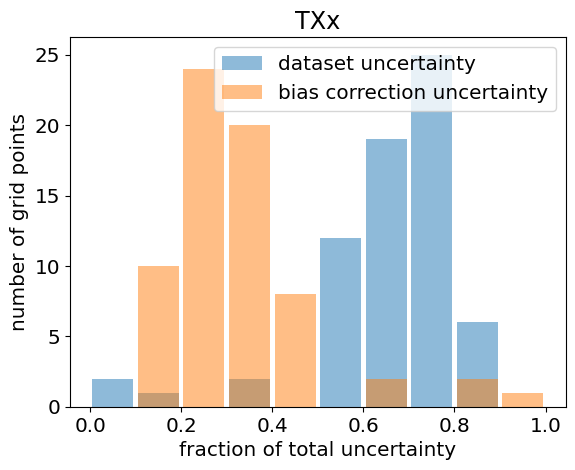
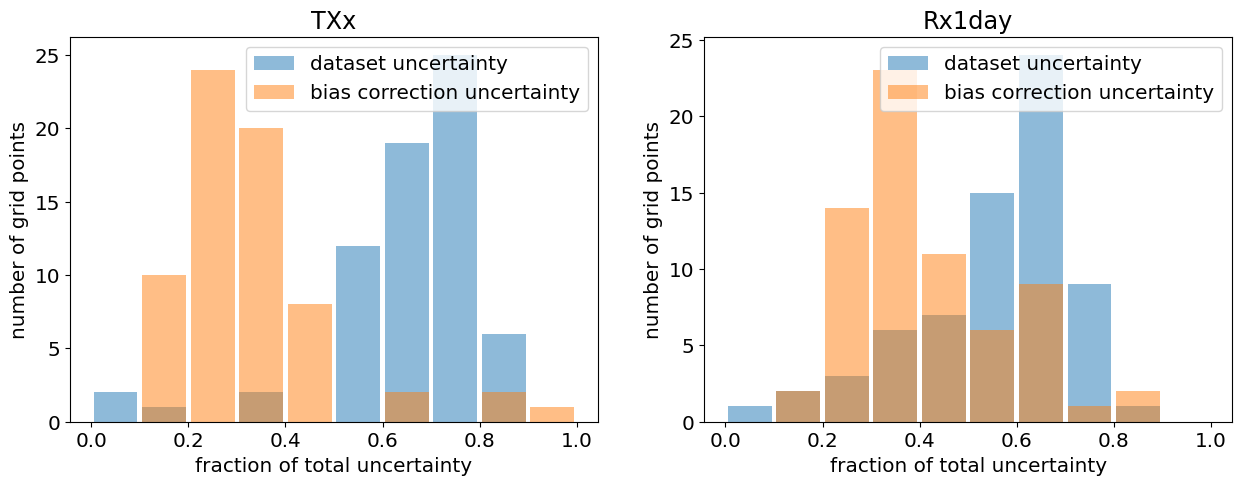
Unified diff of the notebook cell whose output changed from the first chart to the second:
--- before
+++ after
@@ -1,15 +1,21 @@
-m_frac_txx_array = m_frac_txx.values.flatten()
-m_frac_txx_array = m_frac_txx_array[~np.isnan(m_frac_txx_array)]
+fig = plt.figure(figsize=(15, 5))
+bins = np.arange(0, 1.01, 0.1)
 
-b_frac_txx_array = b_frac_txx.values.flatten()
-b_frac_txx_array = b_frac_txx_array[~np.isnan(b_frac_txx_array)]
+ax1 = fig.add_subplot(121)
+ax1.hist(m_frac_txx_array, bins=bins, density=False, rwidth=0.9, label='dataset uncertainty', color='tab:blue', alpha=0.5)
+ax1.hist(b_frac_txx_array, bins=bins, density=False, rwidth=0.9, label='bias correction uncertainty', color='tab:orange', alpha=0.5)
+ax1.set_xlabel('fraction of total uncertainty')
+ax1.set_ylabel('number of grid points')
+ax1.set_title('TXx')
+ax1.legend()
 
-bins = np.arange(0, 1.01, 0.1)
-plt.hist(m_frac_txx_array, bins=bins, density=False, rwidth=0.9, label='dataset uncertainty', color='tab:blue', alpha=0.5)
-plt.hist(b_frac_txx_array, bins=bins, density=False, rwidth=0.9, label='bias correction uncertainty', color='tab:orange', alpha=0.5)
-plt.xlabel('fraction of total uncertainty')
-plt.ylabel('number of grid points')
-plt.title('TXx')
-#plt.xlim(0, 8.5)
-plt.legend()
+ax2 = fig.add_subplot(122)
+ax2.hist(m_frac_rx1day_array, bins=bins, density=False, rwidth=0.9, label='dataset uncertainty', color='tab:blue', alpha=0.5)
+ax2.hist(b_frac_rx1day_array, bins=bins, density=False, rwidth=0.9, label='bias correction uncertainty', color='tab:orange', alpha=0.5)
+ax2.set_xlabel('fraction of total uncertainty')
+ax2.set_ylabel('number of grid points')
+ax2.set_title('Rx1day')
+ax2.legend()
+
+plt.savefig('figures/component_uncertainty_histogram.png', bbox_inches='tight', facecolor='white', dpi=300)
 plt.show()

Commit: Add histogram